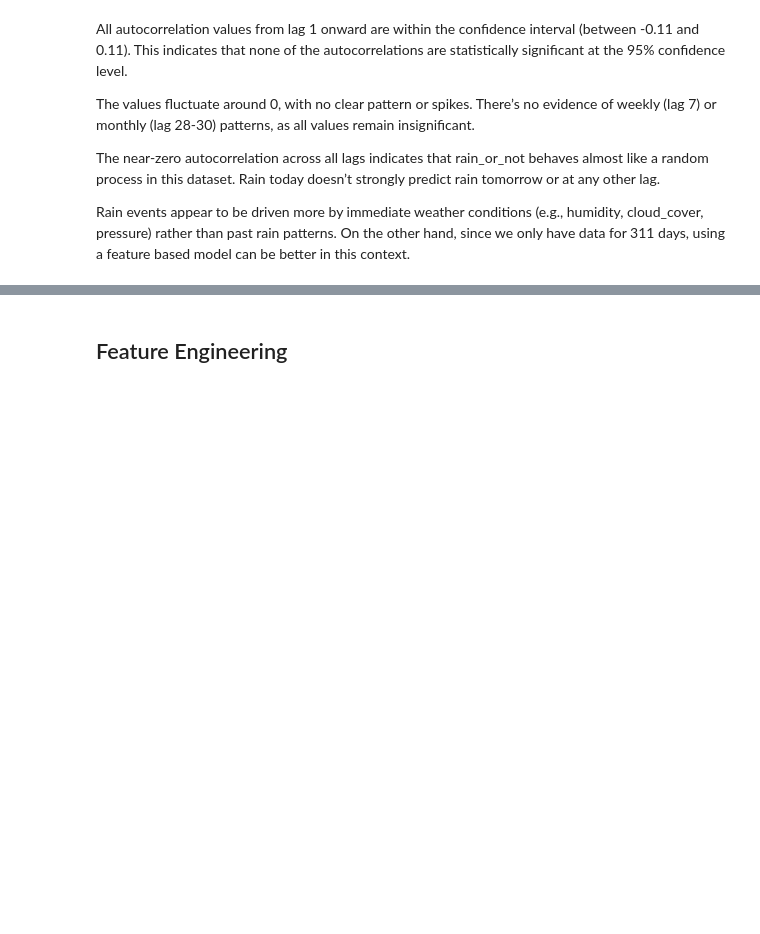
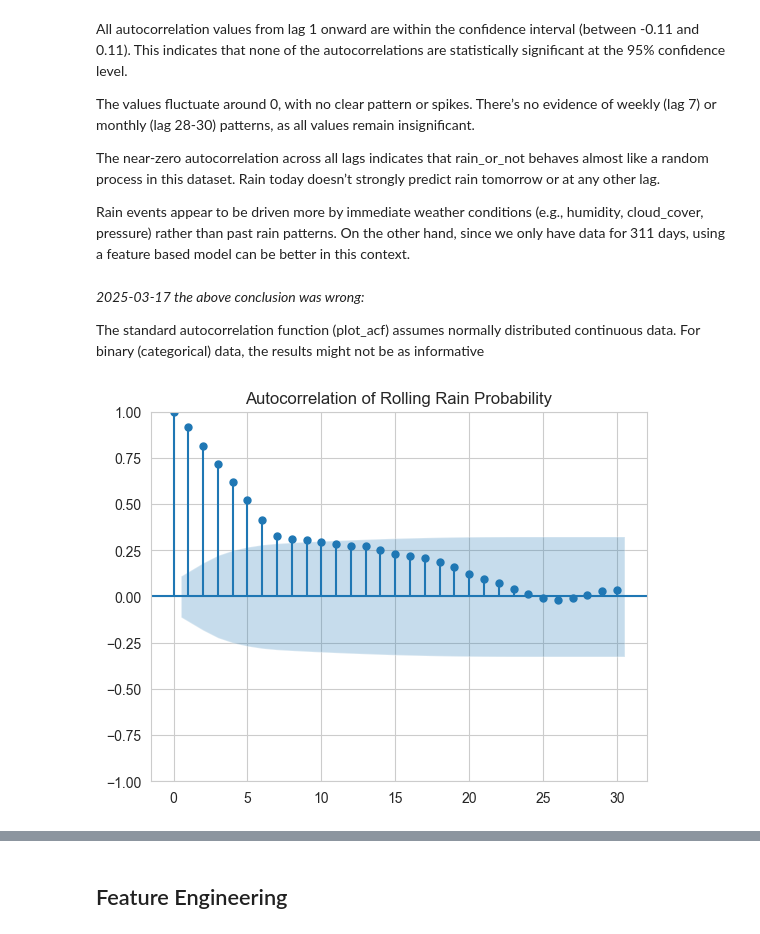
Before and after one commit to subhanu-dev/Agri-timeseries, a Jupyter notebook: agri_timeseries_task1.ipynb, the cells around one changed output, grey strips where cells are left out. Cells and saved outputs as stored; diff of their text form; code cells hidden in the pictures; blank space fills up the shorter version.

```diff
--- a/agri_timeseries_task1.ipynb
+++ b/agri_timeseries_task1.ipynb
@@ -554,3 +555,15 @@ The values fluctuate around 0, with no clear pattern or spikes. There’s no evi
 The near-zero autocorrelation across all lags indicates that rain_or_not behaves almost like a random process in this dataset. Rain today doesn’t strongly predict rain tomorrow or at any other lag.
 
 Rain events appear to be driven more by immediate weather conditions (e.g., humidity, cloud_cover, pressure) rather than past rain patterns. On the other hand, since we only have data for 311 days, using a feature based model can be better in this context.
+# %% [markdown]
+*2025-03-17 the above conclusion was wrong:*
+
+The standard autocorrelation function (plot_acf) assumes normally distributed continuous data.
+For binary (categorical) data, the results might not be as informative
+# %%
+df_cleaned['rain_prob'] = df_cleaned['rain_or_not'].rolling(window=7, min_periods=1).mean()
+plot_acf(df_cleaned['rain_prob'].dropna(), lags=30, alpha=0.05)
+plt.title('Autocorrelation of Rolling Rain Probability')
+plt.show()
+# %% [output]
+[figure, added]
```
Also changed, not shown: parts of 31 cells of this notebook.
